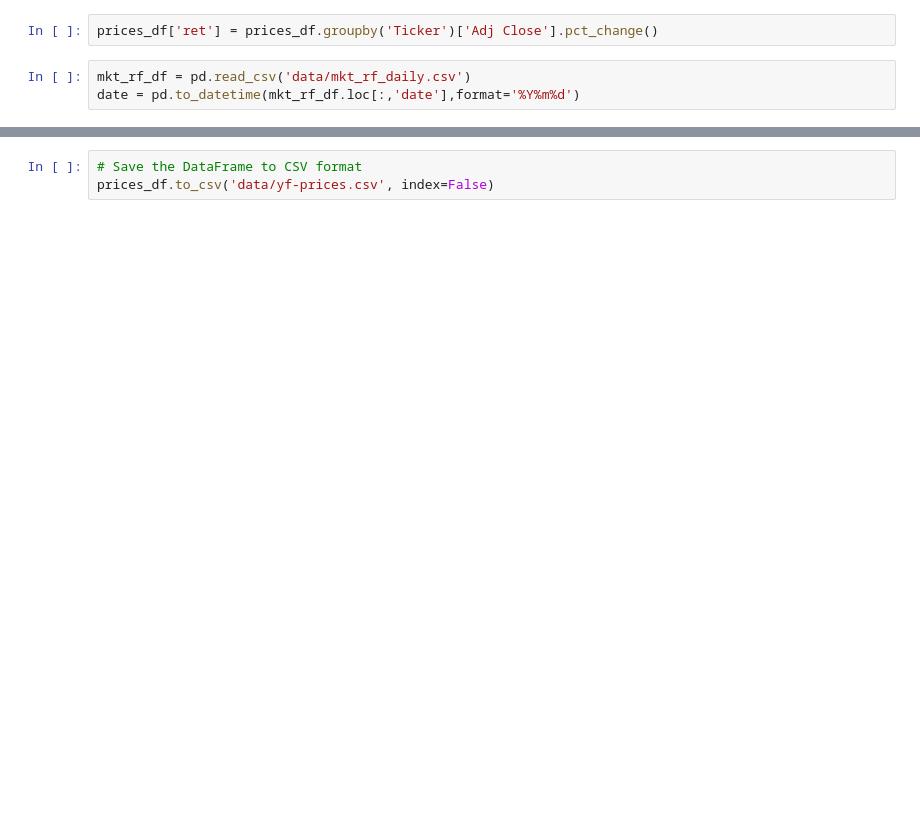
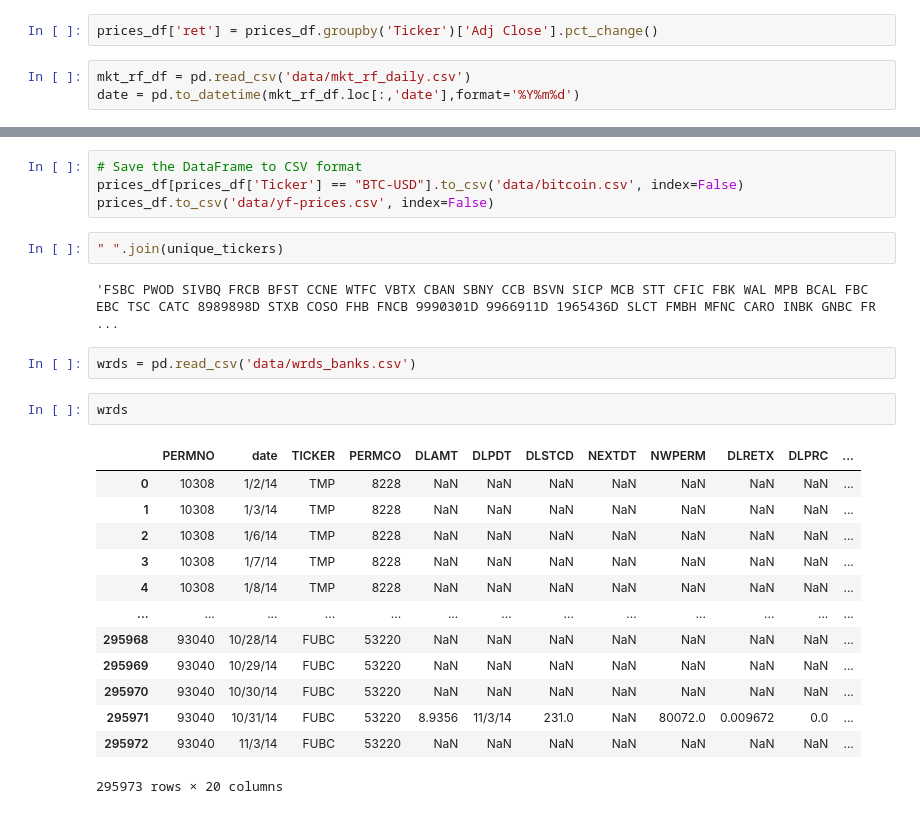
Before and after one commit to CarsonJMullen/fin372-quant-backtest, a Jupyter notebook: pull-data.ipynb, the cells around one changed output, grey strips where cells are left out. Saved outputs shown, nothing was run; the diff lists cells and outputs as text; blank space fills up the shorter version.

```diff
--- a/pull-data.ipynb
+++ b/pull-data.ipynb
@@ -166,4 +169,27 @@ prices_df
 249072 rows × 4 columns
 # %%
 # Save the DataFrame to CSV format
+prices_df[prices_df['Ticker'] == "BTC-USD"].to_csv('data/bitcoin.csv', index=False)
 prices_df.to_csv('data/yf-prices.csv', index=False)
+# %%
+" ".join(unique_tickers)
+# %% [output]
+'FSBC PWOD SIVBQ FRCB BFST CCNE WTFC VBTX CBAN SBNY CCB BSVN SICP MCB STT CFIC FBK WAL MPB BCAL FBC EBC TSC CATC 8989898D STXB COSO FHB FNCB 9990301D 9966911D 1965436D SLCT FMBH MFNC CARO INBK GNBC FR ...
+# %%
+wrds = pd.read_csv('data/wrds_banks.csv')
+# %%
+wrds
+# %% [output]
+|  | PERMNO | date | TICKER | PERMCO | DLAMT | DLPDT | DLSTCD | NEXTDT | NWPERM | DLRETX | DLPRC | ... |
+| 0 | 10308 | 1/2/14 | TMP | 8228 | NaN | NaN | NaN | NaN | NaN | NaN | NaN | ... |
+| 1 | 10308 | 1/3/14 | TMP | 8228 | NaN | NaN | NaN | NaN | NaN | NaN | NaN | ... |
+| 2 | 10308 | 1/6/14 | TMP | 8228 | NaN | NaN | NaN | NaN | NaN | NaN | NaN | ... |
+| 3 | 10308 | 1/7/14 | TMP | 8228 | NaN | NaN | NaN | NaN | NaN | NaN | NaN | ... |
+| 4 | 10308 | 1/8/14 | TMP | 8228 | NaN | NaN | NaN | NaN | NaN | NaN | NaN | ... |
+| ... | ... | ... | ... | ... | ... | ... | ... | ... | ... | ... | ... | ... |
+| 295968 | 93040 | 10/28/14 | FUBC | 53220 | NaN | NaN | NaN | NaN | NaN | NaN | NaN | ... |
+| 295969 | 93040 | 10/29/14 | FUBC | 53220 | NaN | NaN | NaN | NaN | NaN | NaN | NaN | ... |
+| 295970 | 93040 | 10/30/14 | FUBC | 53220 | NaN | NaN | NaN | NaN | NaN | NaN | NaN | ... |
+| 295971 | 93040 | 10/31/14 | FUBC | 53220 | 8.9356 | 11/3/14 | 231.0 | NaN | 80072.0 | 0.009672 | 0.0 | ... |
+| 295972 | 93040 | 11/3/14 | FUBC | 53220 | NaN | NaN | NaN | NaN | NaN | NaN | NaN | ... |
+295973 rows × 20 columns
```
Also changed, not shown: parts of 11 cells of this notebook, 6 other files.
